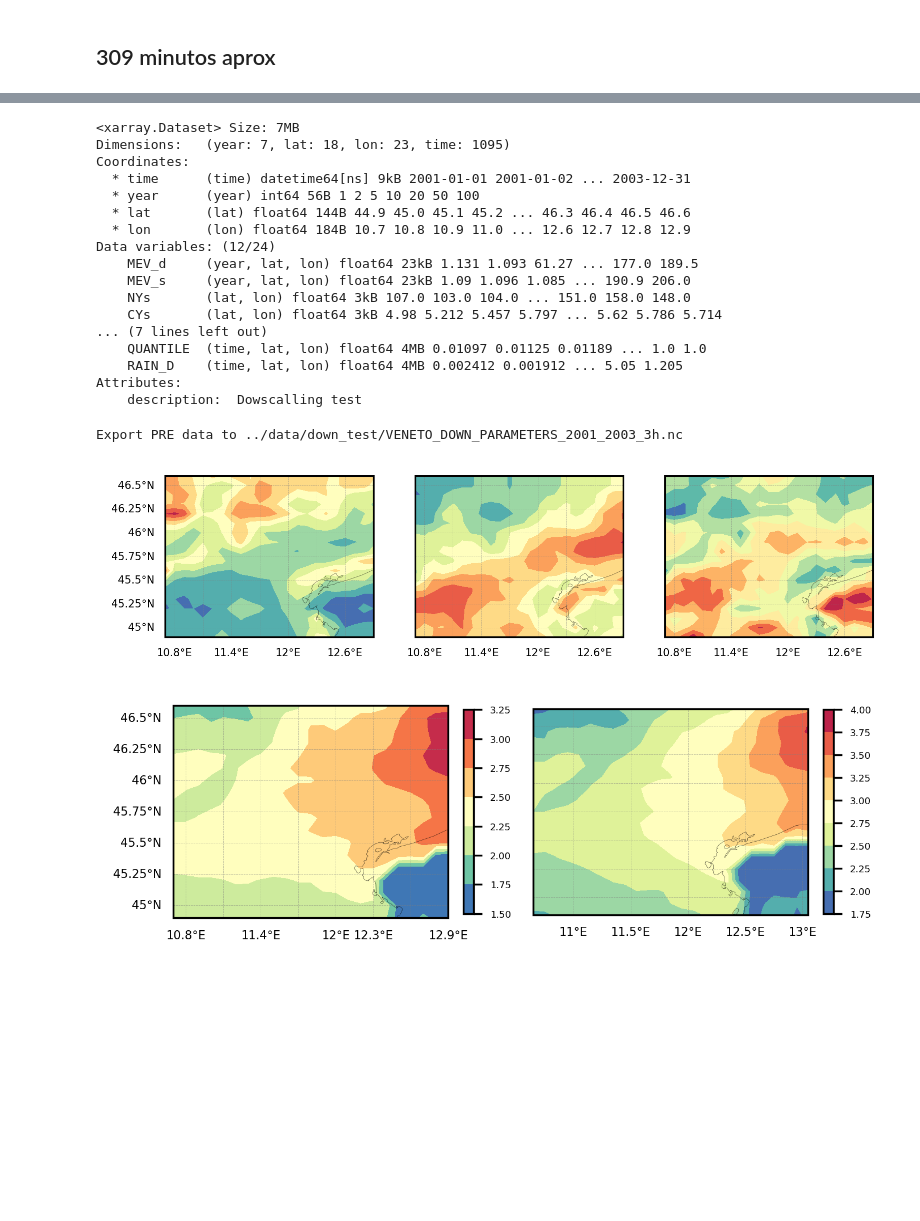
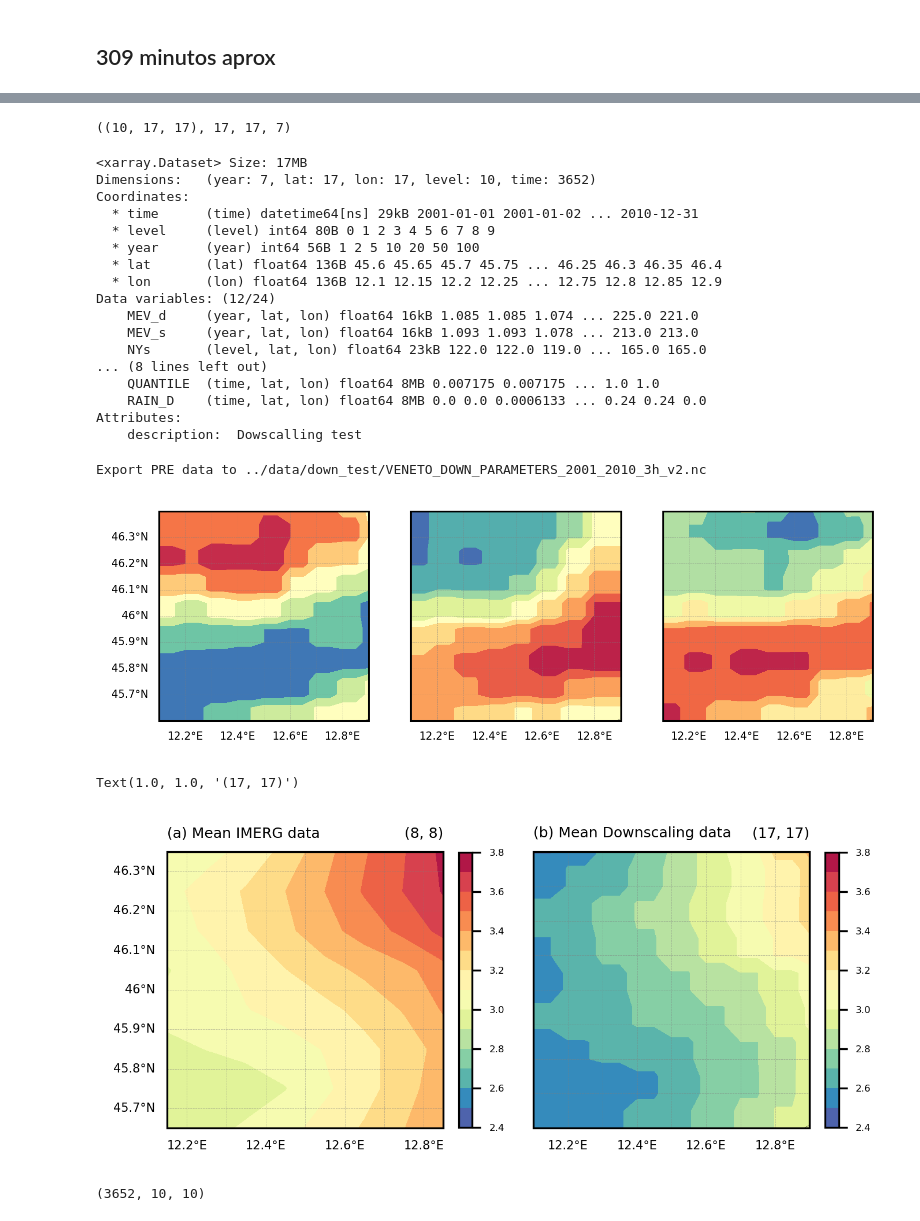
Before and after one commit to mhacarthur/downpy, a Jupyter notebook: codes/test_veneto_down_v2.ipynb, the cells around one changed output, grey strips where cells are left out. Cells and saved outputs as stored; diff of their text form; code cells hidden in the pictures; blank space fills up the shorter version.

```diff
--- a/codes/test_veneto_down_v2.ipynb
+++ b/codes/test_veneto_down_v2.ipynb
@@ -227,15 +226,21 @@ downres
  'corr_plot': <Figure size 640x480 with 1 Axes>,
  'Taylor_contour': <Figure size 640x480 with 2 Axes>}
+# %%
+NYs_matrix.shape, len(lon_d), len(lon_d), len(Tr)
+# %% [output]
+((10, 17, 17), 17, 17, 7)
 # %%
 DOWN_xr = xr.Dataset(data_vars={
                 "MEV_d": (("year","lat","lon"), MEV_d_matrix),
                 "MEV_s": (("year","lat","lon"), MEV_s_matrix),
-                "NYs": (("lat","lon"),NYs_matrix ),
-                "CYs": (("lat","lon"),CYs_matrix ),
-                "WYs": (("lat","lon"),WYs_matrix ),
-                "NYd": (("lat","lon"),NYd_matrix ),
-                "CYd": (("lat","lon"),CYd_matrix ),
-                "WYd": (("lat","lon"),WYd_matrix ),
+
+                "NYs": (("level","lat","lon"),NYs_matrix ),
+                "CYs": (("level","lat","lon"),CYs_matrix ),
+                "WYs": (("level","lat","lon"),WYs_matrix ),
+                "NYd": (("level","lat","lon"),NYd_matrix ),
+                "CYd": (("level","lat","lon"),CYd_matrix ),
+                "WYd": (("level","lat","lon"),WYd_matrix ),
+
                 "Nd": (("lat","lon"),Nd_matrix ),
                 "Cd": (("lat","lon"),Cd_matrix ),
                 "Wd": (("lat","lon"),Wd_matrix ),
@@ -255,7 +260,7 @@ DOWN_xr = xr.Dataset(data_vars={
                 "QUANTILE": (("time","lat","lon"),QUANTILE ),
                 "RAIN_D": (("time","lat","lon"),RAIN_D ),
                 },
-                    coords={'year': Tr, 'time': DATA['time'],'lat': lat_d, 'lon': lon_d},
+                    coords={'level':np.arange(10),'year': Tr, 'time': DATA['time'],'lat': lat_d, 'lon': lon_d},
                     attrs=dict(description="Dowscalling test"))
 
 DOWN_xr.MEV_d.attrs["standard_name"] = "Single quantile, or array of quantiles downscale Weibull parameters"
@@ -299,21 +304,21 @@ DOWN_xr.lon.attrs["long_name"] = "Longitude"
 # %%
 DOWN_xr
 # %% [output]
-<xarray.Dataset> Size: 7MB
-Dimensions:   (year: 7, lat: 18, lon: 23, time: 1095)
+<xarray.Dataset> Size: 17MB
+Dimensions:   (year: 7, lat: 17, lon: 17, level: 10, time: 3652)
 Coordinates:
-  * time      (time) datetime64[ns] 9kB 2001-01-01 2001-01-02 ... 2003-12-31
+  * time      (time) datetime64[ns] 29kB 2001-01-01 2001-01-02 ... 2010-12-31
+  * level     (level) int64 80B 0 1 2 3 4 5 6 7 8 9
   * year      (year) int64 56B 1 2 5 10 20 50 100
-  * lat       (lat) float64 144B 44.9 45.0 45.1 45.2 ... 46.3 46.4 46.5 46.6
-  * lon       (lon) float64 184B 10.7 10.8 10.9 11.0 ... 12.6 12.7 12.8 12.9
+  * lat       (lat) float64 136B 45.6 45.65 45.7 45.75 ... 46.25 46.3 46.35 46.4
+  * lon       (lon) float64 136B 12.1 12.15 12.2 12.25 ... 12.75 12.8 12.85 12.9
 Data variables: (12/24)
-    MEV_d     (year, lat, lon) float64 23kB 1.131 1.093 61.27 ... 177.0 189.5
-    MEV_s     (year, lat, lon) float64 23kB 1.09 1.096 1.085 ... 190.9 206.0
-    NYs       (lat, lon) float64 3kB 107.0 103.0 104.0 ... 151.0 158.0 148.0
-    CYs       (lat, lon) float64 3kB 4.98 5.212 5.457 5.797 ... 5.62 5.786 5.714
-... (7 lines left out)
-    QUANTILE  (time, lat, lon) float64 4MB 0.01097 0.01125 0.01189 ... 1.0 1.0
-    RAIN_D    (time, lat, lon) float64 4MB 0.002412 0.001912 ... 5.05 1.205
+    MEV_d     (year, lat, lon) float64 16kB 1.085 1.085 1.074 ... 225.0 221.0
+    MEV_s     (year, lat, lon) float64 16kB 1.093 1.093 1.078 ... 213.0 213.0
+    NYs       (level, lat, lon) float64 23kB 122.0 122.0 119.0 ... 165.0 165.0
+... (8 lines left out)
+    QUANTILE  (time, lat, lon) float64 8MB 0.007175 0.007175 ... 1.0 1.0
+    RAIN_D    (time, lat, lon) float64 8MB 0.0 0.0 0.0006133 ... 0.24 0.24 0.0
 Attributes:
     description:  Dowscalling test
 # %%
@@ -321,7 +326,7 @@ DOWN_out = os.path.join('..','data','down_test',f'VENETO_DOWN_PARAMETERS_2001_20
 print(f'Export PRE data to {DOWN_out}')
 DOWN_xr.to_netcdf(DOWN_out)
 # %% [output]
-Export PRE data to ../data/down_test/VENETO_DOWN_PARAMETERS_2001_2003_3h.nc
+Export PRE data to ../data/down_test/VENETO_DOWN_PARAMETERS_2001_2010_3h_v2.nc
 # %%
 lon2d, lat2d = np.meshgrid(DOWN_xr['lon'], DOWN_xr['lat'])
 # %%
@@ -372,8 +377,11 @@ gl.left_labels = False
 gl.xlabel_style = {'size': 5, 'color': 'k'}
 gl.ylabel_style = {'size': 5, 'color': 'k'}
 # %% [output]
-[figure, old version]
+[figure, new version]
 # %%
+levels = np.arange(2.4, 3.9, 0.1)
+# levels = None
+
 cmap = plt.cm.Spectral_r
 proj = ccrs.PlateCarree()
 
@@ -382,35 +390,46 @@ gs = gridspec.GridSpec(1,2)
 
 # ============================================================================================================================
 ax1 = plt.subplot(gs[0, 0], projection = proj)
 # ax1.set_extent([-94, -90, 31, 34], crs=proj)
 ax1.add_feature(cf.COASTLINE,linewidth=0.1, linestyle='-',edgecolor='k')
-a1 = ax1.contourf(lon2d,  lat2d, np.nanmean(RAIN_D,axis=0), cmap=cmap)
+a1 = ax1.contourf(lon2d_ref[1:-1,1:-1], lat2d_ref[1:-1,1:-1], np.mean(DATA['PRE'].values,axis=0)[1:-1,1:-1], cmap=cmap, levels=levels)
 
 gl = ax1.gridlines(crs=proj,draw_labels=True,linewidth=0.2,color='gray',alpha=0.5,linestyle='--')
 gl.top_labels = False
 gl.bottom_labels = True
 gl.right_labels = False
 gl.xlabel_style = {'size': 5, 'color': 'k'}
 gl.ylabel_style = {'size': 5, 'color': 'k'}
 
-cbar = plt.colorbar(a1, fraction=0.034)
+cbar = plt.colorbar(a1, fraction=0.045)
 cbar.ax.tick_params(labelsize=4)
+
+ax1.set_title('(a) Mean IMERG data', loc='left', fontsize=6)
+ax1.set_title(np.mean(DATA['PRE'].values,axis=0)[1:-1,1:-1].shape, loc='right', fontsize=6)
 
 # ============================================================================================================================
 ax1 = plt.subplot(gs[0, 1], projection = proj)
 # ax1.set_extent([-94, -90, 31, 34], crs=proj)
 ax1.add_feature(cf.COASTLINE,linewidth=0.1, linestyle='-',edgecolor='k')
-a1 = ax1.contourf(lon2d_ref, lat2d_ref, np.mean(DATA['PRE'].values,axis=0), cmap=cmap)
+a1 = ax1.contourf(lon2d,  lat2d, np.nanmean(RAIN_D,axis=0), cmap=cmap, levels=levels)
 
 gl = ax1.gridlines(crs=proj,draw_labels=True,linewidth=0.2,color='gray',alpha=0.5,linestyle='--')
 gl.top_labels = False
 gl.bottom_labels = True
 gl.right_labels = False
 gl.left_labels = False
 gl.xlabel_style = {'size': 5, 'color': 'k'}
 gl.ylabel_style = {'size': 5, 'color': 'k'}
 
-cbar = plt.colorbar(a1, fraction=0.034)
+cbar = plt.colorbar(a1, fraction=0.045)
 cbar.ax.tick_params(labelsize=4)
+
+ax1.set_title('(b) Mean Downscaling data', loc='left', fontsize=6)
+ax1.set_title(np.nanmean(RAIN_D,axis=0).shape, loc='right', fontsize=6)
 # %% [output]
+Text(1.0, 1.0, '(17, 17)')
-[figure, old version]
+[figure, new version]
+# %%
+DATA['PRE'].shape
+# %% [output]
+(3652, 10, 10)
```
Also changed, not shown: parts of 4 cells of this notebook.
